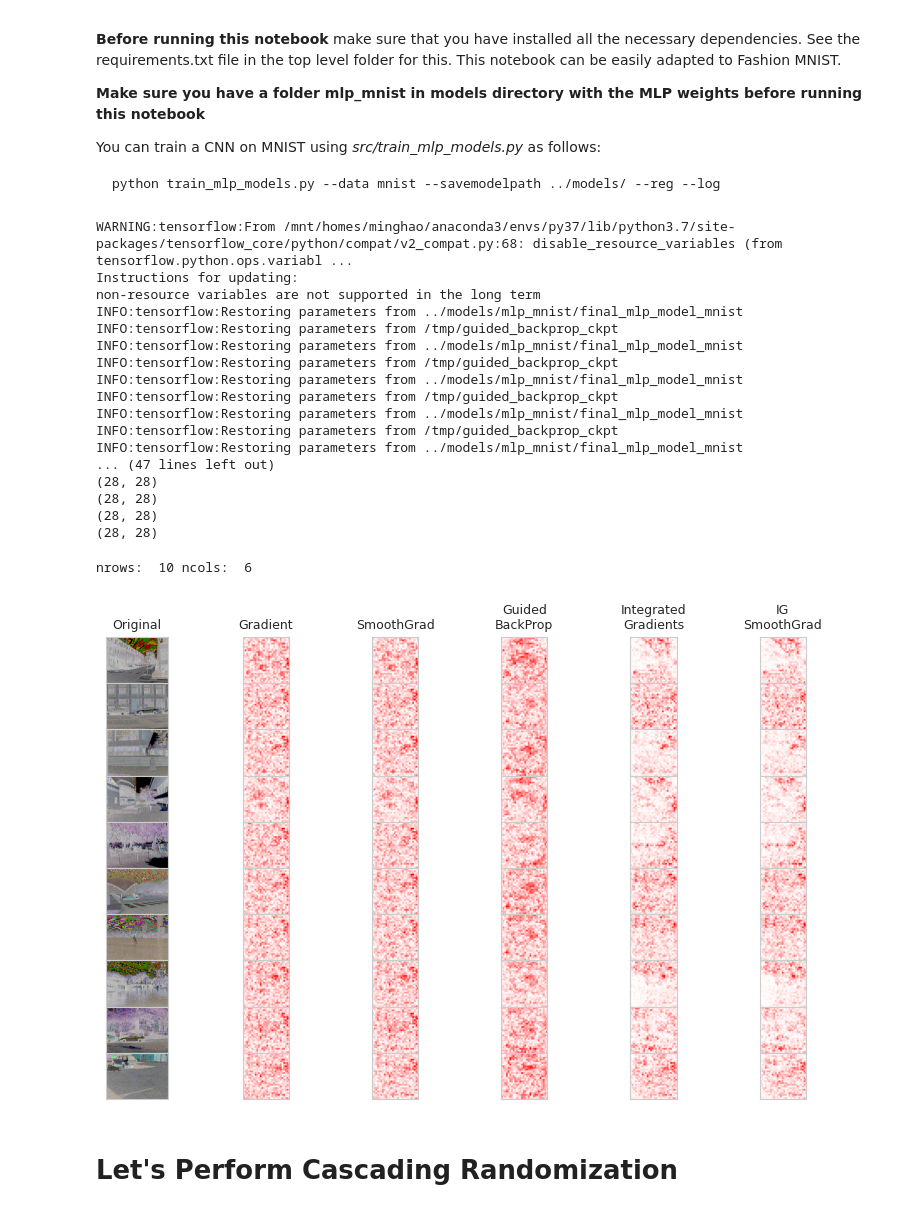
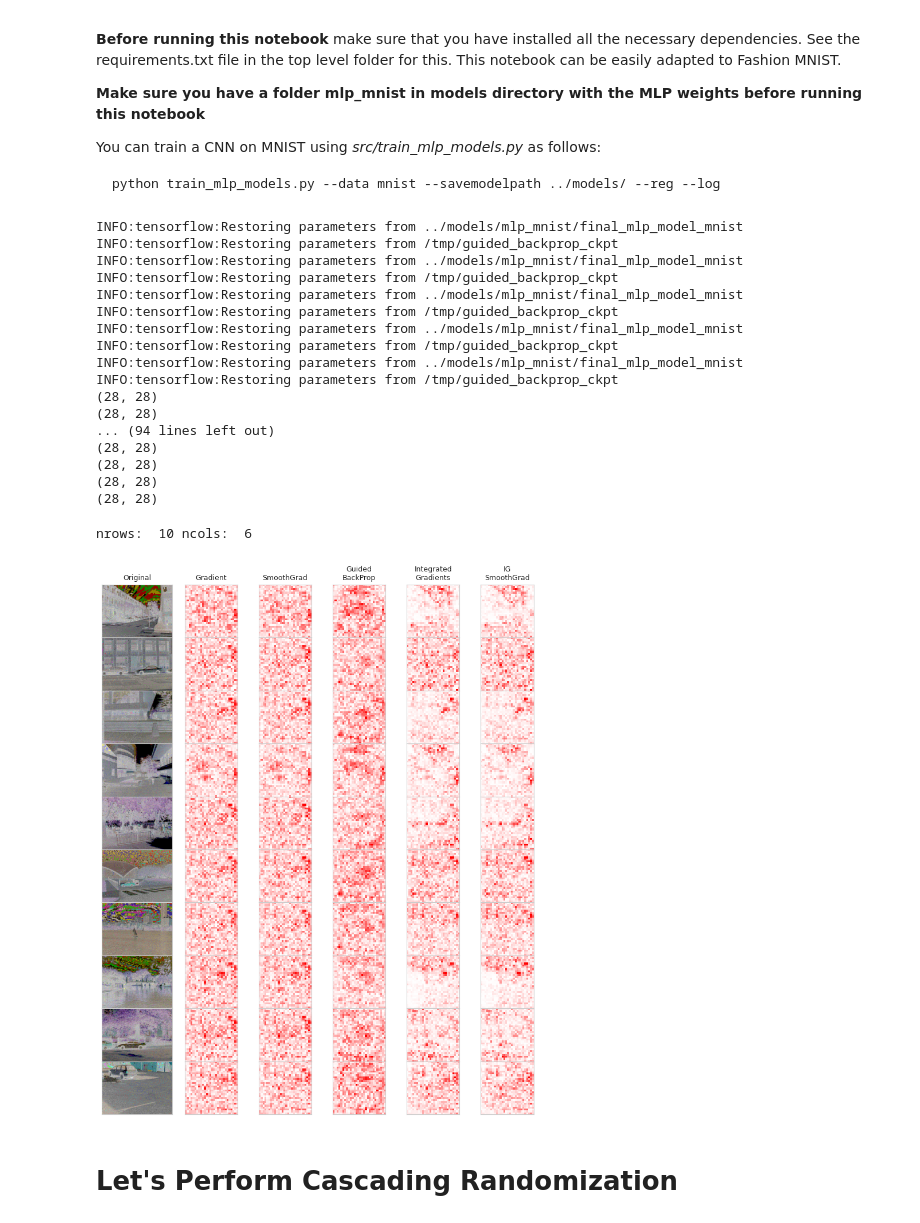
Before and after one commit to Learner209/text-guided-saliency, a Jupyter notebook: sanity_checks_saliency/notebooks/mlp_mnist_cascading_randomization.ipynb, the cells around one changed output. Cells and saved outputs as stored; diff of their text form; code cells hidden in the pictures.

```diff
--- a/sanity_checks_saliency/notebooks/mlp_mnist_cascading_randomization.ipynb
+++ b/sanity_checks_saliency/notebooks/mlp_mnist_cascading_randomization.ipynb
@@ -348,7 +348,7 @@ for model_name in model_zoo:
 	model = SanityChecksSaliencyModel(model_name=model_name)
 	model_instances.append(model)
 
-cut_off = 10
+cut_off = 20
 overall_list_of_masks = []
 for stimuli in mit_stimuli[0:cut_off]:
 	list_of_masks = []
@@ -357,9 +357,6 @@ for stimuli in mit_stimuli[0:cut_off]:
 		list_of_masks.append(smap)
 	overall_list_of_masks.append(list_of_masks)
 # %% [output]
-WARNING:tensorflow:From /mnt/homes/minghao/anaconda3/envs/py37/lib/python3.7/site-packages/tensorflow_core/python/compat/v2_compat.py:68: disable_resource_variables (from tensorflow.python.ops.variabl ...
-Instructions for updating:
-non-resource variables are not supported in the long term
 INFO:tensorflow:Restoring parameters from ../models/mlp_mnist/final_mlp_model_mnist
 INFO:tensorflow:Restoring parameters from /tmp/guided_backprop_ckpt
 INFO:tensorflow:Restoring parameters from ../models/mlp_mnist/final_mlp_model_mnist
@@ -369,7 +366,10 @@ INFO:tensorflow:Restoring parameters from /tmp/guided_backprop_ckpt
 INFO:tensorflow:Restoring parameters from ../models/mlp_mnist/final_mlp_model_mnist
 INFO:tensorflow:Restoring parameters from /tmp/guided_backprop_ckpt
 INFO:tensorflow:Restoring parameters from ../models/mlp_mnist/final_mlp_model_mnist
-... (47 lines left out)
+INFO:tensorflow:Restoring parameters from /tmp/guided_backprop_ckpt
+(28, 28)
+(28, 28)
+... (94 lines left out)
 (28, 28)
 (28, 28)
 (28, 28)
@@ -386,7 +386,7 @@ overall_list_of_masks_abs_norm = []
 overall_list_of_masks_no_abs_norm = []
 overall_list_of_masks_0_1_norm = []
 
-for idx, list_of_masks in enumerate(overall_list_of_masks):
+for idx, list_of_masks in enumerate(overall_list_of_masks[:10]):
 
     list_of_masks_abs_norm = []
     list_of_masks_no_abs_norm = []
@@ -426,37 +426,37 @@ for idx, (list_of_masks_abs_norm, list_of_masks_no_abs_norm, _) in enumerate(zip
     overall_master_mask_list_no_abs_norm.append(master_mask_list_no_abs_norm)
 
 
-nrows, ncols = cut_off, len(model_instances) + 1
+nrows, ncols = 10, len(model_instances) + 1
 print("nrows: ", nrows, "ncols: ", ncols)
-fig = plt.figure(figsize=(cut_off, ncols))
+fig = plt.figure(figsize=(10, ncols * 2.0))
 gs = gridspec.GridSpec(nrows, ncols,
                        wspace=0.0, hspace=0.0)
 cmap='bwr'
 count = 0
 titles = ["Original",'Gradient', 'SmoothGrad', 'Guided\nBackProp', 'Integrated\nGradients', 'IG\nSmoothGrad']
 for i in range(nrows):
     master_mask_list_abs_norm = overall_master_mask_list_abs_norm[i]
     for j in range(ncols):
         ax = plt.subplot(gs[i, j])
         if (count==0) or (count%ncols==0):
             img = ((master_mask_list_abs_norm[j] + 1) * 127.5).astype(np.uint8)
             ax.imshow(img)
             ax.set_xticklabels([])
             ax.set_yticklabels([])
         else:
             ax.imshow(master_mask_list_abs_norm[j],
                       vmin=-1.0,
                       vmax=1.0,
                       cmap=cmap)
             ax.set_xticklabels([])
             ax.set_yticklabels([])
         if count < ncols:
             ax.set_title(titles[count], fontsize=9)
         count +=1
 plt.show()
 # %% [output]
 nrows:  10 ncols:  6
-[figure, old version]
+[figure, new version]
 # %% [markdown]
 # Let's Perform Cascading Randomization
 # %%
```
Also changed, not shown: parts of 1 cell of this notebook, 6 other files.
